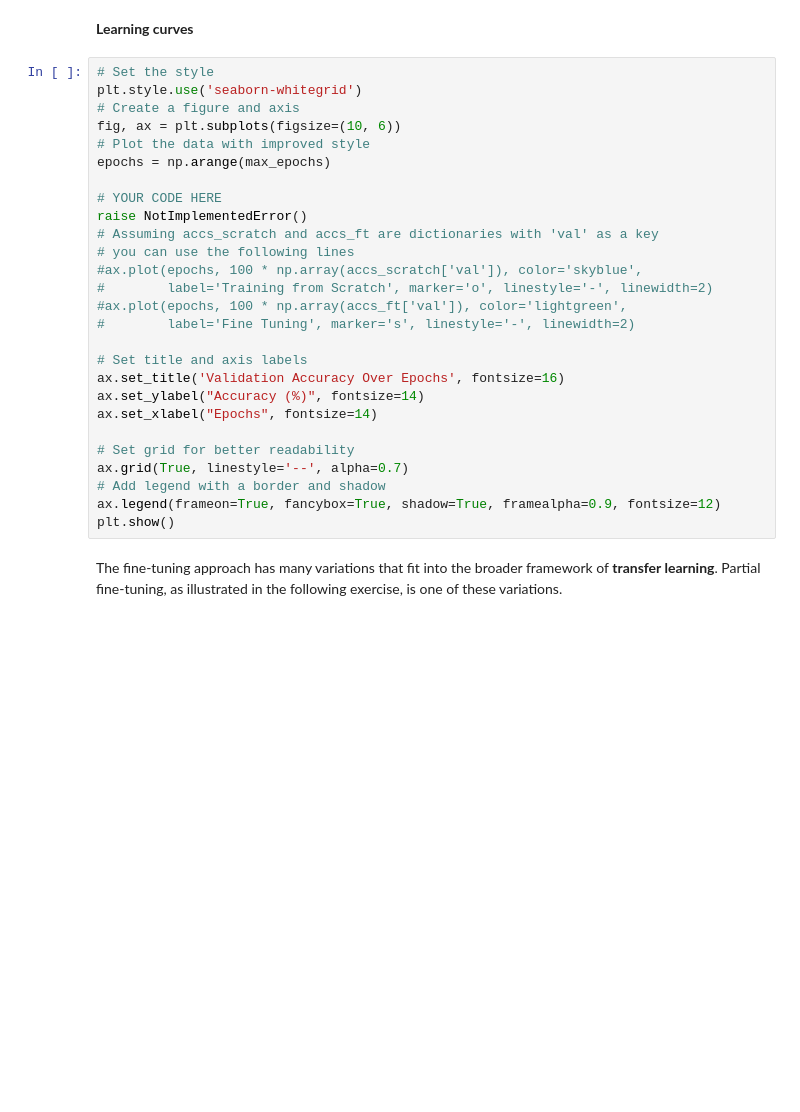
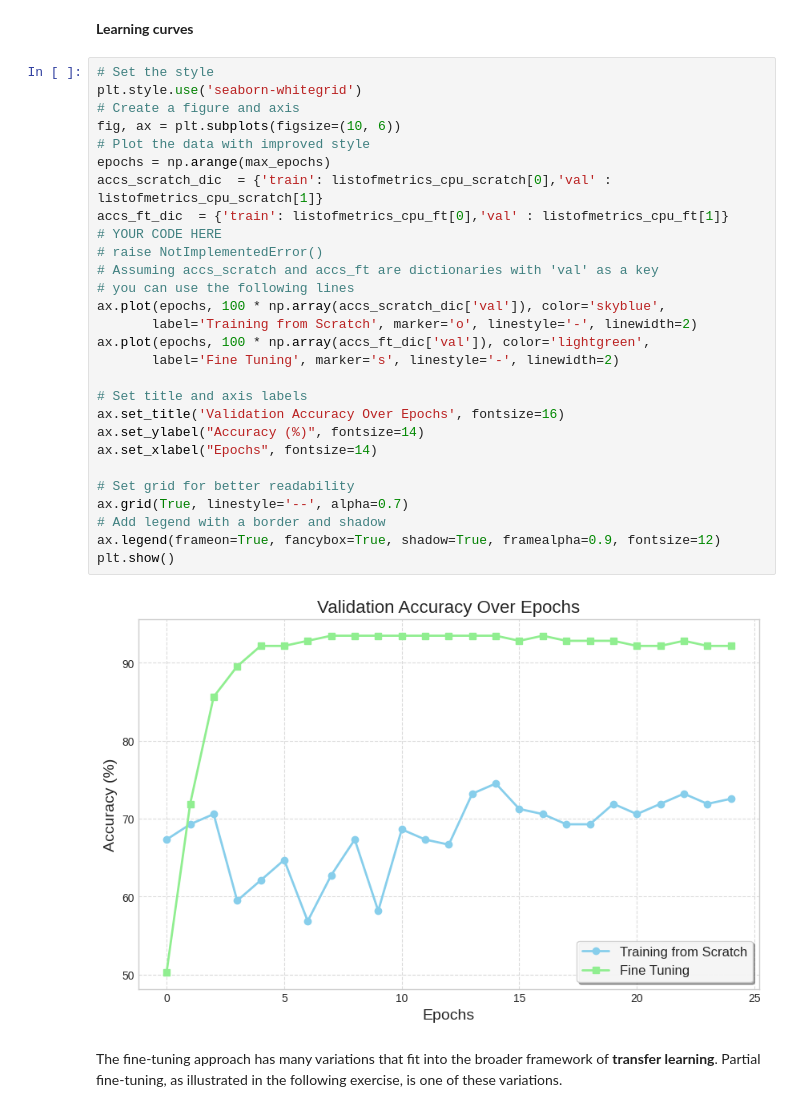
Before and after one commit to ohalilou/ml-student, a Jupyter notebook: TP2/TP2_part2.ipynb, the cells around one changed output. Saved outputs shown, nothing was run; the diff lists cells and outputs as text; blank space fills up the shorter version.

```diff
--- a/TP2/TP2_part2.ipynb
+++ b/TP2/TP2_part2.ipynb
@@ -673,30 +739,33 @@ for i in range(2):
 # %%
 # Set the style
 plt.style.use('seaborn-whitegrid')
 # Create a figure and axis
 fig, ax = plt.subplots(figsize=(10, 6))
 # Plot the data with improved style
 epochs = np.arange(max_epochs)
-
+accs_scratch_dic  = {'train': listofmetrics_cpu_scratch[0],'val' : listofmetrics_cpu_scratch[1]}
+accs_ft_dic  = {'train': listofmetrics_cpu_ft[0],'val' : listofmetrics_cpu_ft[1]}
 # YOUR CODE HERE
-raise NotImplementedError()
+# raise NotImplementedError()
 # Assuming accs_scratch and accs_ft are dictionaries with 'val' as a key
 # you can use the following lines
-#ax.plot(epochs, 100 * np.array(accs_scratch['val']), color='skyblue',
-#        label='Training from Scratch', marker='o', linestyle='-', linewidth=2)
-#ax.plot(epochs, 100 * np.array(accs_ft['val']), color='lightgreen',
-#        label='Fine Tuning', marker='s', linestyle='-', linewidth=2)
+ax.plot(epochs, 100 * np.array(accs_scratch_dic['val']), color='skyblue',
+       label='Training from Scratch', marker='o', linestyle='-', linewidth=2)
+ax.plot(epochs, 100 * np.array(accs_ft_dic['val']), color='lightgreen',
+       label='Fine Tuning', marker='s', linestyle='-', linewidth=2)
 
 # Set title and axis labels
 ax.set_title('Validation Accuracy Over Epochs', fontsize=16)
 ax.set_ylabel("Accuracy (%)", fontsize=14)
 ax.set_xlabel("Epochs", fontsize=14)
 
 # Set grid for better readability
 ax.grid(True, linestyle='--', alpha=0.7)
 # Add legend with a border and shadow
 ax.legend(frameon=True, fancybox=True, shadow=True, framealpha=0.9, fontsize=12)
 plt.show()
+# %% [output]
+[figure, added]
 # %% [markdown]
 The fine-tuning approach has many variations that fit into the broader framework of **transfer learning**. Partial fine-tuning, as illustrated in the following exercise, is one of these variations.
 # %% [markdown]
```
Also changed, not shown: parts of 17 cells of this notebook.
